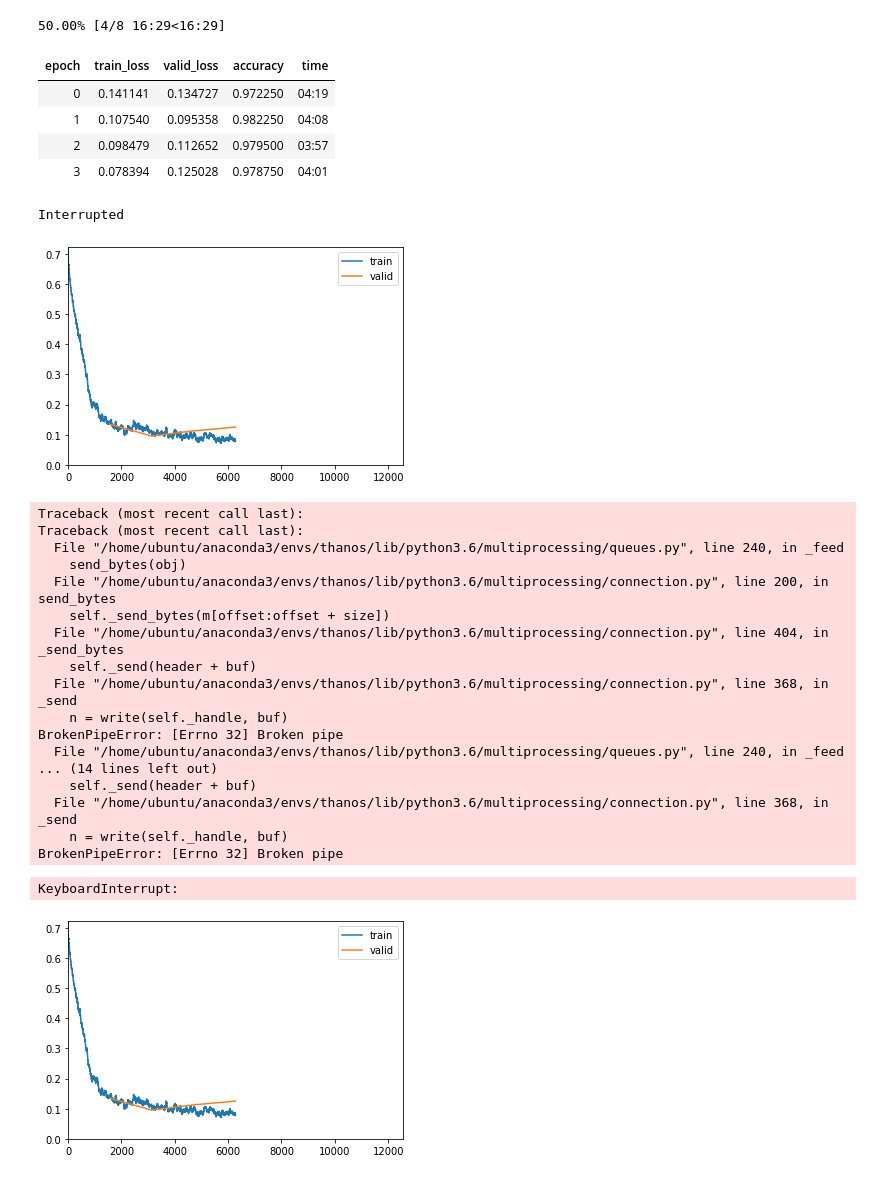
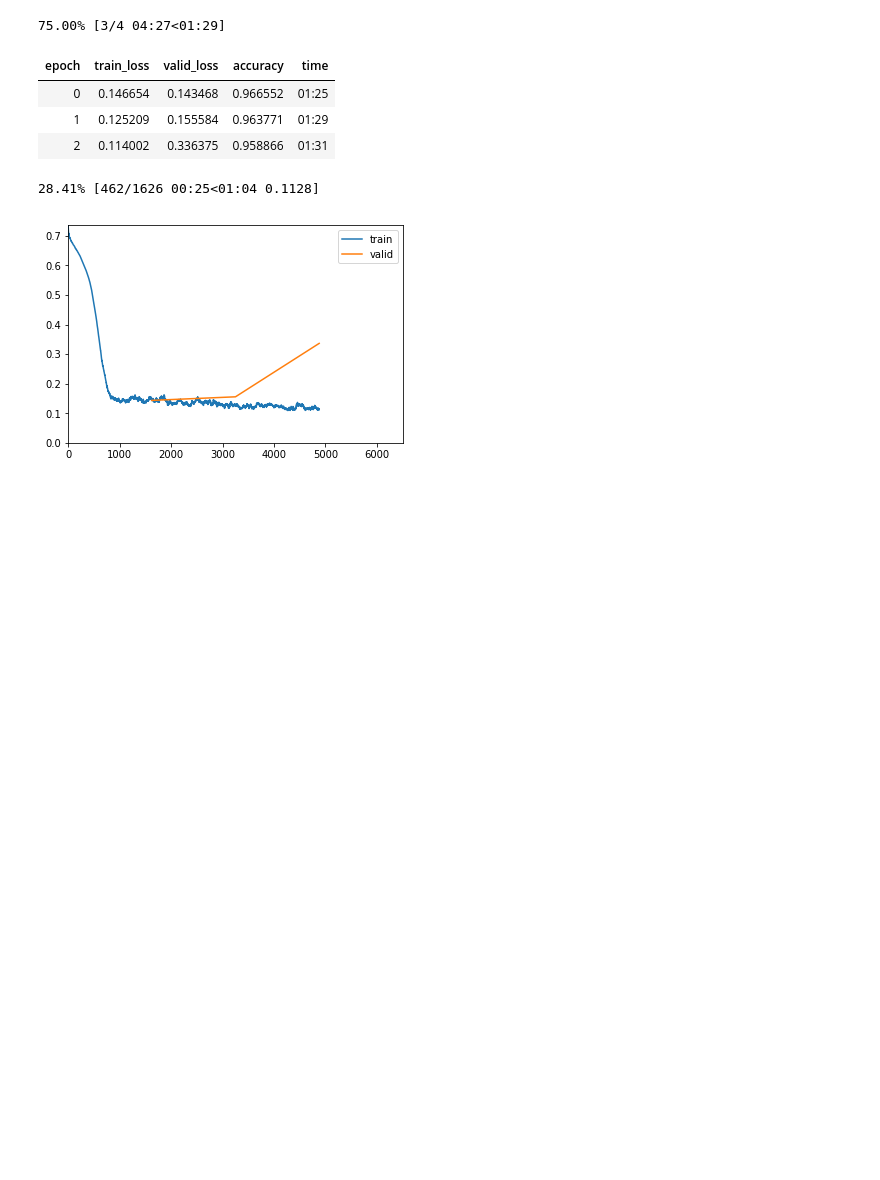
Before and after one commit to quangvu0702/credit, a Jupyter notebook: 06_train_model.ipynb, the cells around one changed output. Cells and saved outputs as stored; diff of their text form; code cells hidden in the pictures; blank space fills up the shorter version.

```diff
--- a/06_train_model.ipynb
+++ b/06_train_model.ipynb
@@ -120,35 +114,15 @@ LR Finder is complete, type {learner_name}.recorder.plot() to see the graph.
 # %%
 # Fit the model based on selected learning rate
-learn.fit_one_cycle(8, max_lr=slice(1e-03))
+learn.fit_one_cycle(4, max_lr=slice(1e-03))
 # 0.084, 0.982833
 # %% [output]
-50.00% [4/8 16:29<16:29]
+75.00% [3/4 04:27<01:29]
 | epoch | train_loss | valid_loss | accuracy | time |
-| 0 | 0.141141 | 0.134727 | 0.972250 | 04:19 |
-| 1 | 0.107540 | 0.095358 | 0.982250 | 04:08 |
-| 2 | 0.098479 | 0.112652 | 0.979500 | 03:57 |
-| 3 | 0.078394 | 0.125028 | 0.978750 | 04:01 |
+| 0 | 0.146654 | 0.143468 | 0.966552 | 01:25 |
+| 1 | 0.125209 | 0.155584 | 0.963771 | 01:29 |
+| 2 | 0.114002 | 0.336375 | 0.958866 | 01:31 |
-Interrupted
+28.41% [462/1626 00:25<01:04 0.1128]
-[figure, old version]
+[figure, new version]
-Traceback (most recent call last):
-Traceback (most recent call last):
-  File "/home/ubuntu/anaconda3/envs/thanos/lib/python3.6/multiprocessing/queues.py", line 240, in _feed
-    send_bytes(obj)
-  File "/home/ubuntu/anaconda3/envs/thanos/lib/python3.6/multiprocessing/connection.py", line 200, in send_bytes
-    self._send_bytes(m[offset:offset + size])
-  File "/home/ubuntu/anaconda3/envs/thanos/lib/python3.6/multiprocessing/connection.py", line 404, in _send_bytes
-    self._send(header + buf)
-  File "/home/ubuntu/anaconda3/envs/thanos/lib/python3.6/multiprocessing/connection.py", line 368, in _send
-    n = write(self._handle, buf)
-BrokenPipeError: [Errno 32] Broken pipe
-  File "/home/ubuntu/anaconda3/envs/thanos/lib/python3.6/multiprocessing/queues.py", line 240, in _feed
-... (14 lines left out)
-    self._send(header + buf)
-  File "/home/ubuntu/anaconda3/envs/thanos/lib/python3.6/multiprocessing/connection.py", line 368, in _send
-    n = write(self._handle, buf)
-BrokenPipeError: [Errno 32] Broken pipe
-KeyboardInterrupt:
-[figure, removed]
 # %%
 # Predict our target value
 if with_valid:
```
Also changed, not shown: parts of 16 cells of this notebook, 2 other files.
